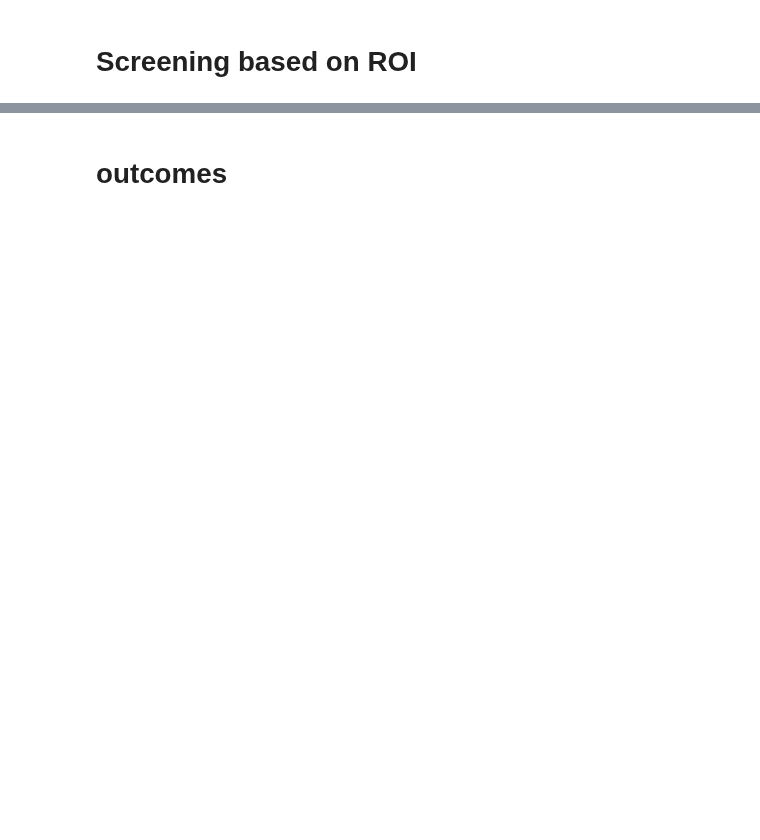
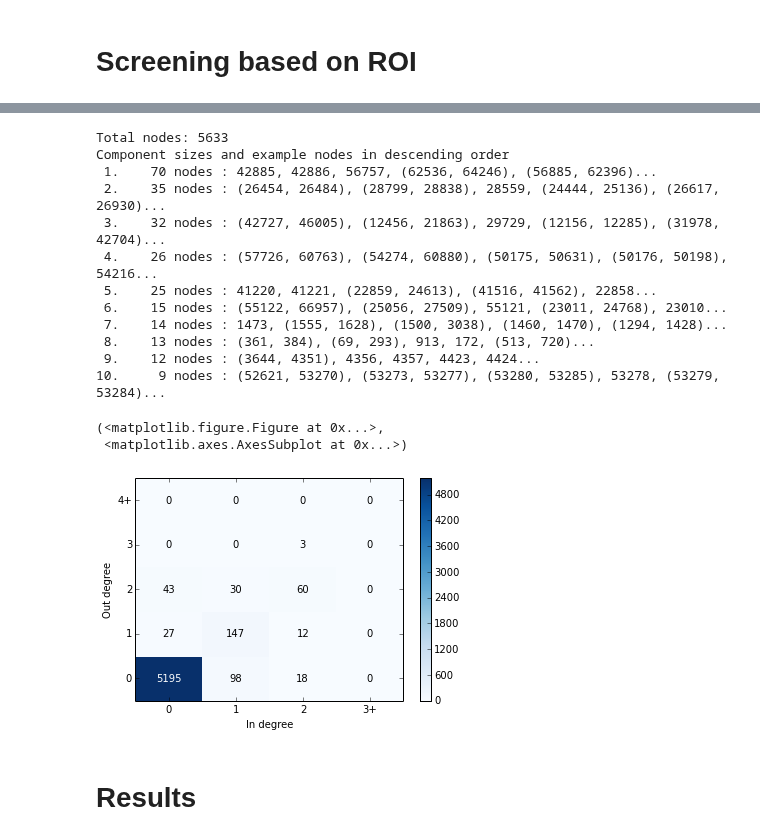
Before and after one commit to amarallab/waldo, a Jupyter notebook: workbooks/beyond_collisions.ipynb, the cells around one changed output, grey strips where cells are left out. Drawn from its saved outputs; the diff is of its cells as text; code cells hidden in the pictures; blank space fills up the shorter version.

```diff
--- a/workbooks/beyond_collisions.ipynb
+++ b/workbooks/beyond_collisions.ipynb
@@ -239,2 +216,22 @@ Total nodes: 3676
+# %%
+print("Total nodes: {}".format(len(graph_mod2)))
+component_size_summary(graph_mod2)
+collider.viz.direct_degree_distribution(graph_mod2, (3, 4))
+# %% [output]
+Total nodes: 5633
+Component sizes and example nodes in descending order
+ 1.    70 nodes : 42885, 42886, 56757, (62536, 64246), (56885, 62396)...
+ 2.    35 nodes : (26454, 26484), (28799, 28838), 28559, (24444, 25136), (26617, 26930)...
+ 3.    32 nodes : (42727, 46005), (12456, 21863), 29729, (12156, 12285), (31978, 42704)...
+ 4.    26 nodes : (57726, 60763), (54274, 60880), (50175, 50631), (50176, 50198), 54216...
+ 5.    25 nodes : 41220, 41221, (22859, 24613), (41516, 41562), 22858...
+ 6.    15 nodes : (55122, 66957), (25056, 27509), 55121, (23011, 24768), 23010...
+ 7.    14 nodes : 1473, (1555, 1628), (1500, 3038), (1460, 1470), (1294, 1428)...
+ 8.    13 nodes : (361, 384), (69, 293), 913, 172, (513, 720)...
+ 9.    12 nodes : (3644, 4351), 4356, 4357, 4423, 4424...
+10.     9 nodes : (52621, 53270), (53273, 53277), (53280, 53285), 53278, (53279, 53284)...
+(<matplotlib.figure.Figure at 0x...>,
+ <matplotlib.axes.AxesSubplot at 0x...>)
+[figure, added]
 # %% [markdown]
-# outcomes
+# Results
```
Also changed, not shown: parts of 20 cells of this notebook, 6 other files.
